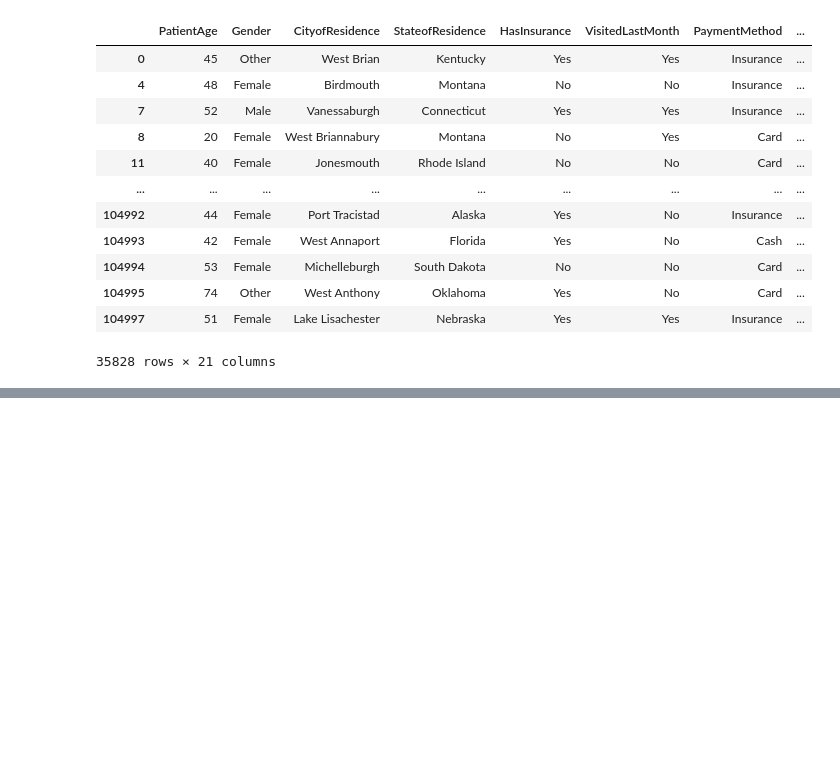
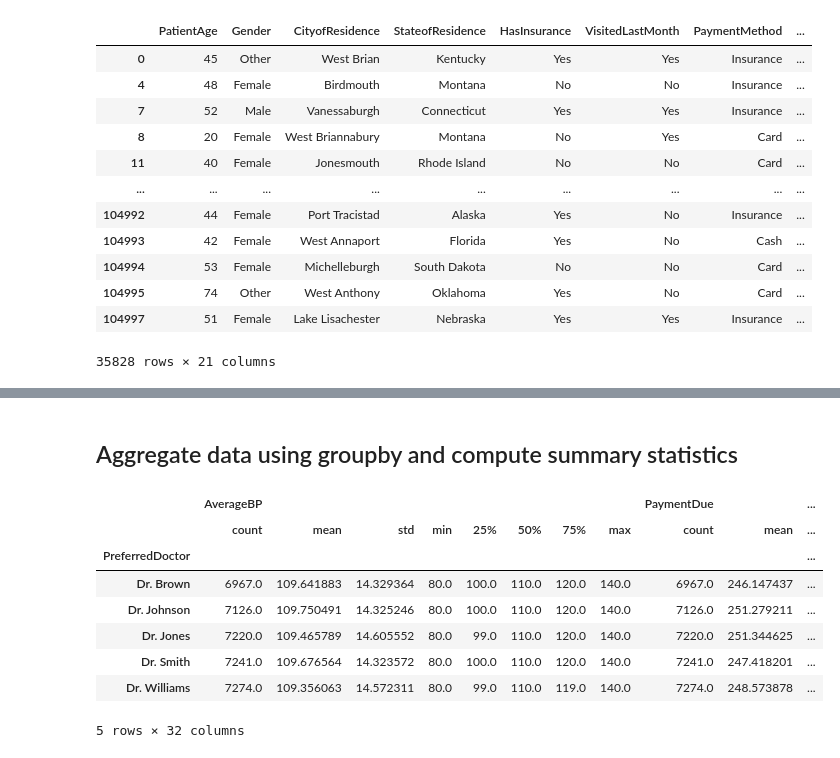
Before and after one commit to joyc3lin/datasci_2_manipulation, a Jupyter notebook: HHA507week2_assignment.ipynb, the cells around one changed output, grey strips where cells are left out. Cells and saved outputs as stored; diff of their text form; code cells hidden in the pictures; blank space fills up the shorter version.

```diff
--- a/HHA507week2_assignment.ipynb
+++ b/HHA507week2_assignment.ipynb
@@ -136,12 +141,13 @@ df
 # %% [markdown]
 ## creating new column
 # %%
-# turning values in PaymentDue and PrescriptionCost into floats
+# turning values in PaymentDue, PrescriptionCost, and AverageBP into floats
 df['PaymentDue'] = pd.to_numeric(df['PaymentDue'], errors = "coerce")
 df['PrescriptionCost'] = pd.to_numeric(df['PrescriptionCost'], errors = "coerce")
+df['AverageBP'] = pd.to_numeric(df['AverageBP'], errors = "coerce")
 # %%
 # adding TotalPaymentDue column that adds values of PaymentDue and PrescriptionCost columns
-df['TotalPaymentDue'] = df['PaymentDue'] + df['PrescriptionCost']
+df['TotalPayment'] = df['PaymentDue'] + df['PrescriptionCost']
 df
 # %% [output]
 |  | PatientAge | Gender | CityofResidence | StateofResidence | HasInsurance | VisitedLastMonth | PaymentMethod | ... |
@@ -157,3 +163,7 @@ df
 | 104995 | 74 | Other | West Anthony | Oklahoma | Yes | No | Card | ... |
 | 104997 | 51 | Female | Lake Lisachester | Nebraska | Yes | Yes | Insurance | ... |
 35828 rows × 21 columns
+# %%
+# adding column BpStatus that shows if patient BP is  normal, or abnormal
+df['BPStatus'] = np.where((df['AverageBP'] > 90) & (df['AverageBP'] < 120), 'Normal', 'Abnormal')
+df
@@ -159,0 +184,15 @@ df
+# %% [markdown]
+## Aggregate data using groupby and compute summary statistics
+# %%
+# summary statistic to show the preferred doctors of the pateitns
+df.groupby(['PreferredDoctor']).describe()
+# %% [output]
+|  | AverageBP |  |  |  |  |  |  |  | PaymentDue |  | ... |
+|  | count | mean | std | min | 25% | 50% | 75% | max | count | mean | ... |
+| PreferredDoctor |  |  |  |  |  |  |  |  |  |  | ... |
+| Dr. Brown | 6967.0 | 109.641883 | 14.329364 | 80.0 | 100.0 | 110.0 | 120.0 | 140.0 | 6967.0 | 246.147437 | ... |
+| Dr. Johnson | 7126.0 | 109.750491 | 14.325246 | 80.0 | 100.0 | 110.0 | 120.0 | 140.0 | 7126.0 | 251.279211 | ... |
+| Dr. Jones | 7220.0 | 109.465789 | 14.605552 | 80.0 | 99.0 | 110.0 | 120.0 | 140.0 | 7220.0 | 251.344625 | ... |
+| Dr. Smith | 7241.0 | 109.676564 | 14.323572 | 80.0 | 100.0 | 110.0 | 120.0 | 140.0 | 7241.0 | 247.418201 | ... |
+| Dr. Williams | 7274.0 | 109.356063 | 14.572311 | 80.0 | 99.0 | 110.0 | 119.0 | 140.0 | 7274.0 | 248.573878 | ... |
+5 rows × 32 columns
```
Also changed, not shown: parts of 14 cells of this notebook.
